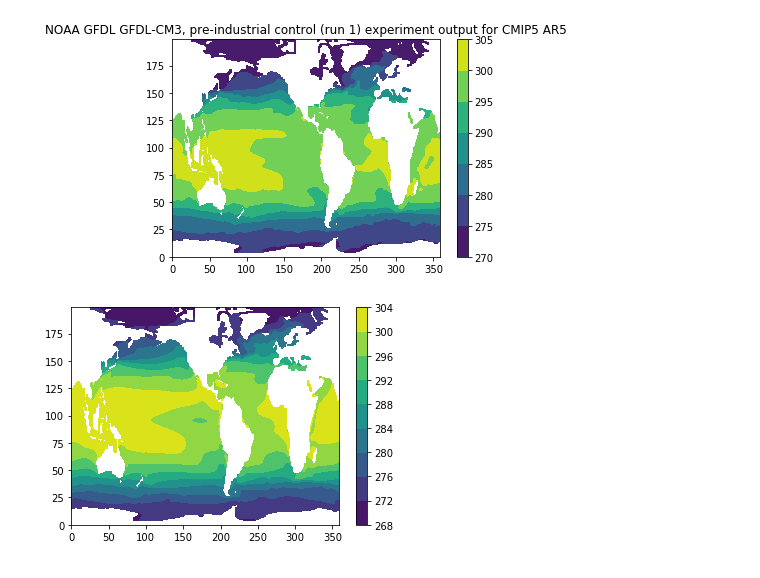
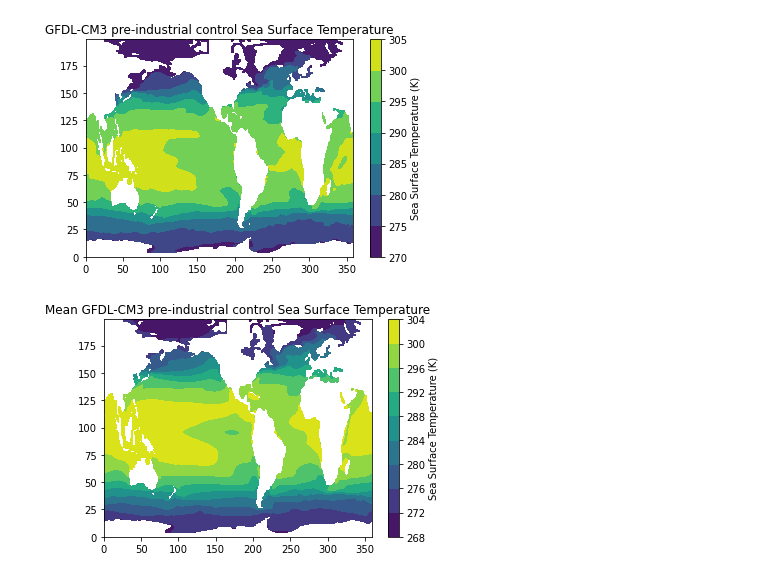
Before and after one commit to dnedza/clim680_assignments, a Jupyter notebook: clim680_assign1_dnedza.ipynb, the cells around one changed output. Cells and saved outputs as stored; diff of their text form; code cells hidden in the pictures.

```diff
--- a/clim680_assign1_dnedza.ipynb
+++ b/clim680_assign1_dnedza.ipynb
@@ -72,16 +51,17 @@ Data variables:
 # %%
 ##Make a contour plot of the first time.
 plt.contourf( dataset['tos'][0,:,:] );
-plt.title( dataset.title );
-plt.colorbar();
+plt.title( dataset.attrs['model_id'] + ' ' + dataset.attrs['experiment'] + ' ' + dataset['tos'].attrs['long_name'] );
+plt.colorbar( label = dataset['tos'].attrs['long_name'] + ' (' + dataset['tos'].attrs['units'] + ')' );
 # %% [output]
-[figure, old version]
+[figure, new version]
 # %%
 dataset_mean = dataset.mean( dim = 'time' );
 plt.contourf( dataset_mean['tos'] );
-plt.colorbar();
+plt.title( 'Mean ' + dataset.attrs['model_id'] + ' ' + dataset.attrs['experiment'] + ' ' + dataset['tos'].attrs['long_name'] );
+plt.colorbar( label = dataset['tos'].attrs['long_name'] + ' (' + dataset['tos'].attrs['units'] + ')' );
 # %% [output]
-[figure, old version]
+[figure, new version]
 # %%
 ##Make the figure larger
 fig = plt.figure( figsize = ( 11, 8.5 ) );
```
Also changed, not shown: parts of 39 cells of this notebook, 5 other files.
